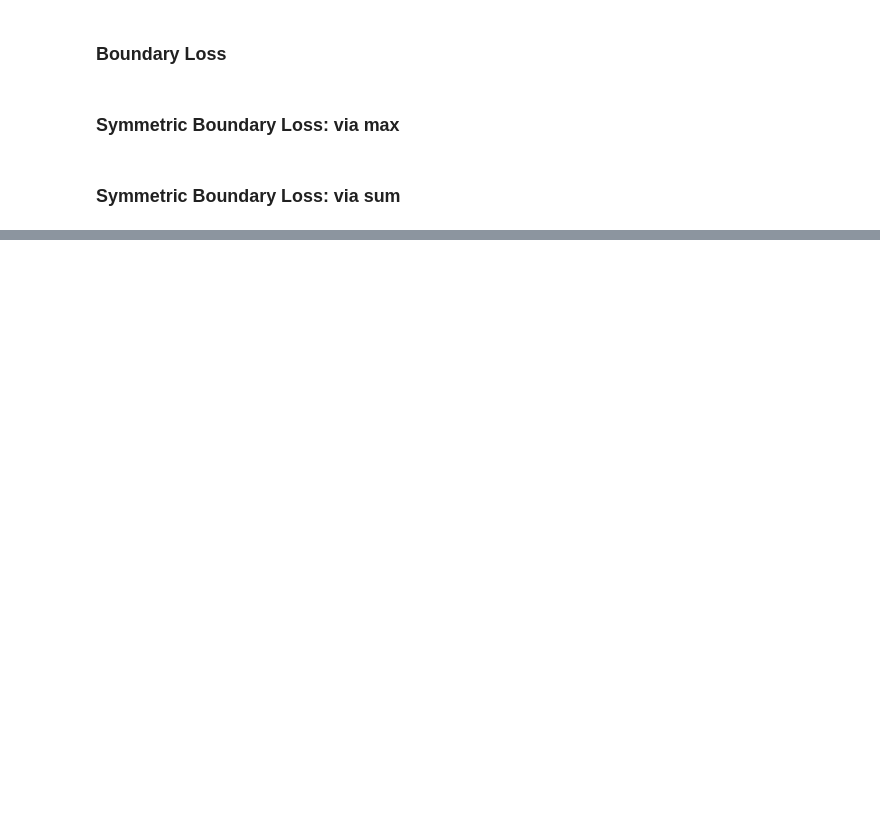
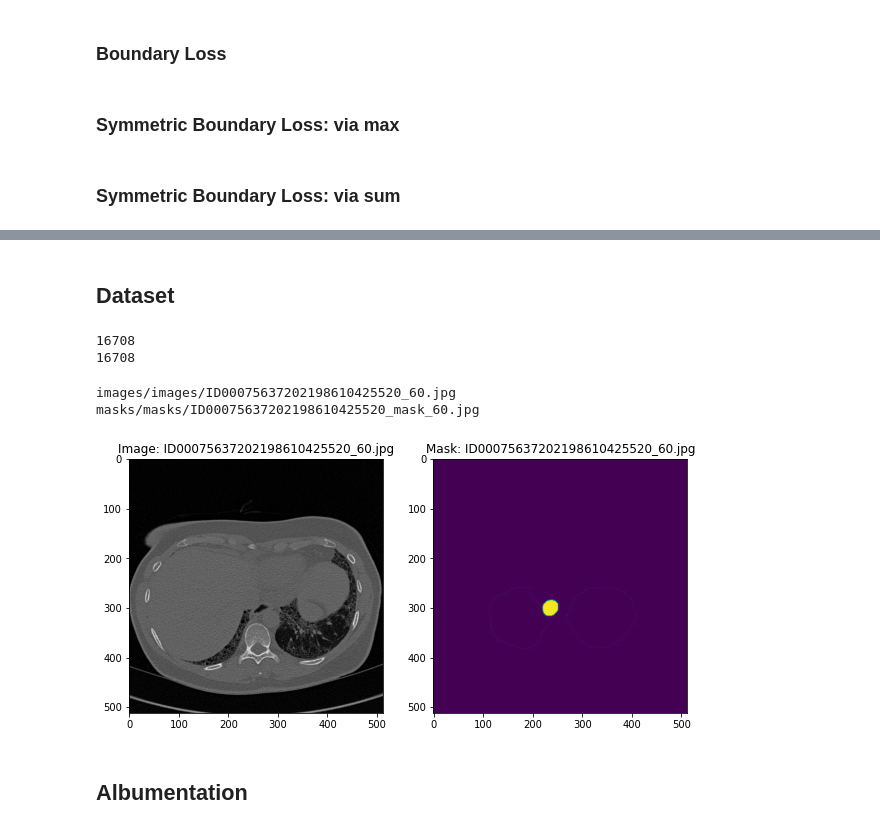
Before and after one commit to antonsavostianov/bdry_loss, a Jupyter notebook: bdry_loss.ipynb, the cells around one changed output, grey strips where cells are left out. Drawn from its saved outputs; the diff is of its cells as text; code cells hidden in the pictures; blank space fills up the shorter version.

Commit message:
add training part

```diff
--- a/bdry_loss.ipynb
+++ b/bdry_loss.ipynb
@@ -283,0 +400,2 @@ class SumBdryLoss(nn.Module):
+# %% [markdown]
+## Dataset
@@ -283,0 +415,56 @@ class SumBdryLoss(nn.Module):
+# %%
+image_filenames = listdir(train_image_path)
+mask_filenames = [f.replace('_mask', '') for f in listdir(train_mask_path)]
+intersect = set(mask_filenames).intersection(image_filenames)
+ALL_IMAGES = sorted([PosixPath(join(train_image_path, f)) for f in intersect])
+ALL_MASKS = sorted([PosixPath(join(train_mask_path, f[:26] + 'mask_' + f[26:])) for f in intersect])
+print(len(ALL_IMAGES))
+print(len(ALL_MASKS))
+# %% [output]
+16708
+16708
+# %%
+import random
+import matplotlib.pyplot as plt
+import numpy as np
+from skimage.io import imread as gif_imread
+from catalyst import utils
+
+
+def show_examples(name: str, image: np.ndarray, mask: np.ndarray):
+    plt.figure(figsize=(10, 14))
+    plt.subplot(1, 2, 1)
+    plt.imshow(image)
+    plt.title(f"Image: {name}")
+
+    plt.subplot(1, 2, 2)
+    plt.imshow(mask)
+    plt.title(f"Mask: {name}")
+
+
+def show(index: int, images: List[Path], masks: List[Path], transforms=None) -> None:
+    image_path = images[index]
+    name = image_path.name
+    print(image_path)
+    print(masks[index])
+
+    image = utils.imread(image_path)
+    mask = utils.imread(masks[index])[:,:,0]
+
+    if transforms is not None:
+        temp = transforms(image=image, mask=mask)
+        image = temp["image"]
+        mask = temp["mask"]
+
+    show_examples(name, image, mask)
+
+def show_random(images: List[Path], masks: List[Path], transforms=None) -> None:
+    length = len(images)
+    index = random.randint(0, length - 1)
+    show(index, images, masks, transforms)
+# %%
+show_random(ALL_IMAGES, ALL_MASKS)
+# %% [output]
+images/images/ID00075637202198610425520_60.jpg
+masks/masks/ID00075637202198610425520_mask_60.jpg
+[figure, added]
@@ -283,0 +507,2 @@ class SumBdryLoss(nn.Module):
+# %% [markdown]
+## Albumentation
```
Also changed, not shown: parts of 41 cells of this notebook.
